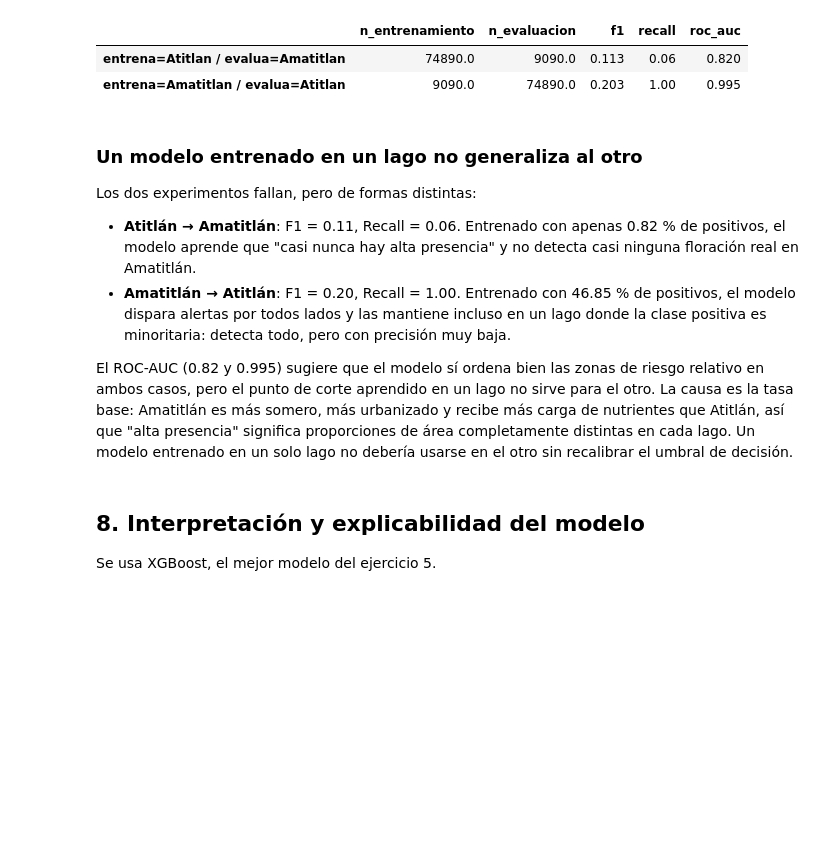
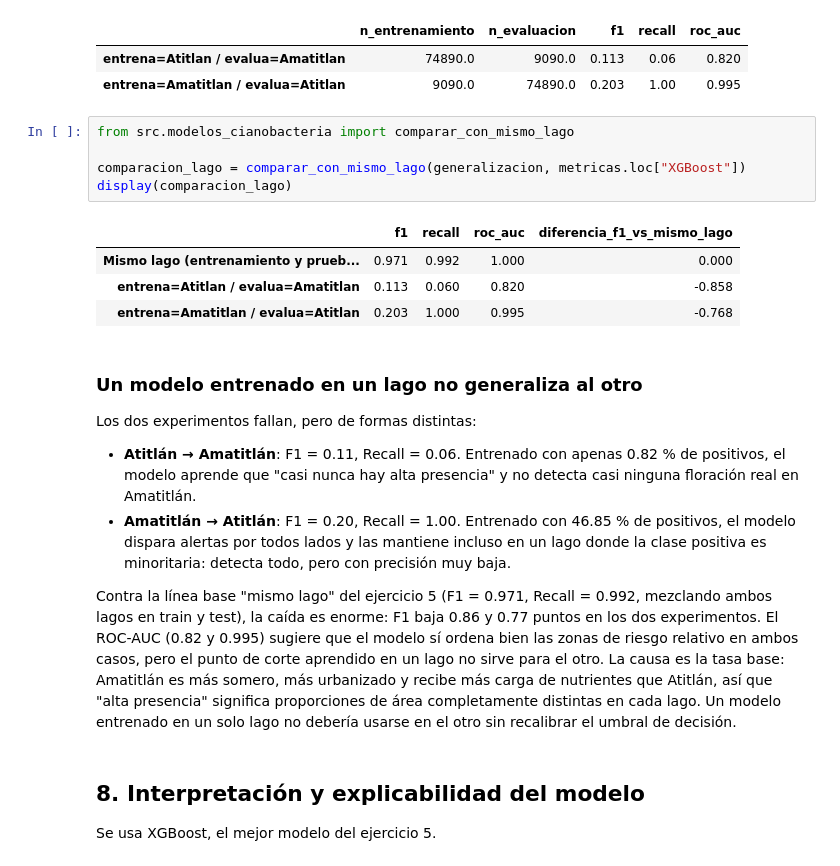
Before and after one commit to UVG-Tareas-y-proyectos/laboratorio4_ds, a Jupyter notebook: notebooks/laboratorio-4-datos-geoespaciales.ipynb, the cells around one changed output. Cells and saved outputs as stored; diff of their text form; blank space fills up the shorter version.

```diff
--- a/notebooks/laboratorio-4-datos-geoespaciales.ipynb
+++ b/notebooks/laboratorio-4-datos-geoespaciales.ipynb
@@ -678,6 +678,16 @@ display(generalizacion)
 |  | n_entrenamiento | n_evaluacion | f1 | recall | roc_auc |
 | entrena=Atitlan / evalua=Amatitlan | 74890.0 | 9090.0 | 0.113 | 0.06 | 0.820 |
 | entrena=Amatitlan / evalua=Atitlan | 9090.0 | 74890.0 | 0.203 | 1.00 | 0.995 |
+# %%
+from src.modelos_cianobacteria import comparar_con_mismo_lago
+
+comparacion_lago = comparar_con_mismo_lago(generalizacion, metricas.loc["XGBoost"])
+display(comparacion_lago)
+# %% [output]
+|  | f1 | recall | roc_auc | diferencia_f1_vs_mismo_lago |
+| Mismo lago (entrenamiento y prueb... | 0.971 | 0.992 | 1.000 | 0.000 |
+| entrena=Atitlan / evalua=Amatitlan | 0.113 | 0.060 | 0.820 | -0.858 |
+| entrena=Amatitlan / evalua=Atitlan | 0.203 | 1.000 | 0.995 | -0.768 |
 # %% [markdown]
 ### Un modelo entrenado en un lago no generaliza al otro
 
@@ -691,9 +701,11 @@ Los dos experimentos fallan, pero de formas distintas:
   en un lago donde la clase positiva es minoritaria: detecta todo, pero con
   precisión muy baja.
 
-El ROC-AUC (0.82 y 0.995) sugiere que el modelo sí ordena bien las zonas de
-riesgo relativo en ambos casos, pero el punto de corte aprendido en un lago no
-sirve para el otro. La causa es la tasa base: Amatitlán es más somero, más
+Contra la línea base "mismo lago" del ejercicio 5 (F1 = 0.971, Recall = 0.992,
+mezclando ambos lagos en train y test), la caída es enorme: F1 baja 0.86 y 0.77
+puntos en los dos experimentos. El ROC-AUC (0.82 y 0.995) sugiere que el modelo
+sí ordena bien las zonas de riesgo relativo en ambos casos, pero el punto de
+corte aprendido en un lago no sirve para el otro. La causa es la tasa base: Amatitlán es más somero, más
 urbanizado y recibe más carga de nutrientes que Atitlán, así que "alta
 presencia" significa proporciones de área completamente distintas en cada
 lago. Un modelo entrenado en un solo lago no debería usarse en el otro sin
```
Also changed, not shown: parts of 4 cells of this notebook, 1 other file.
